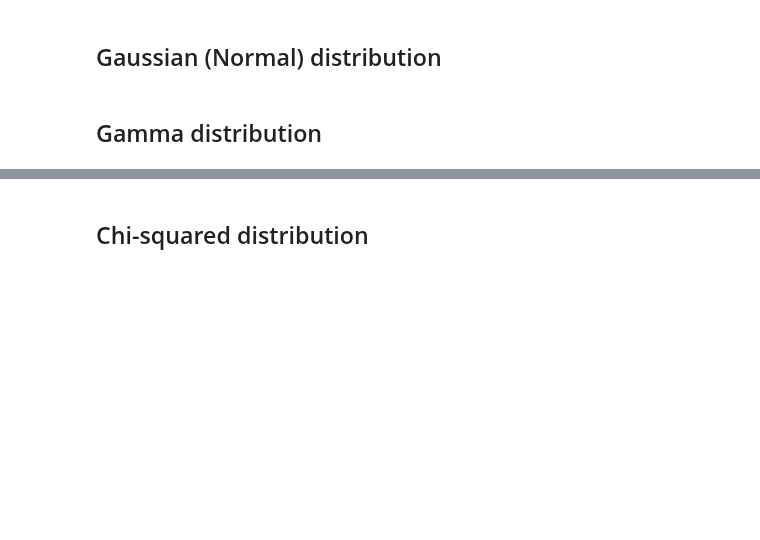
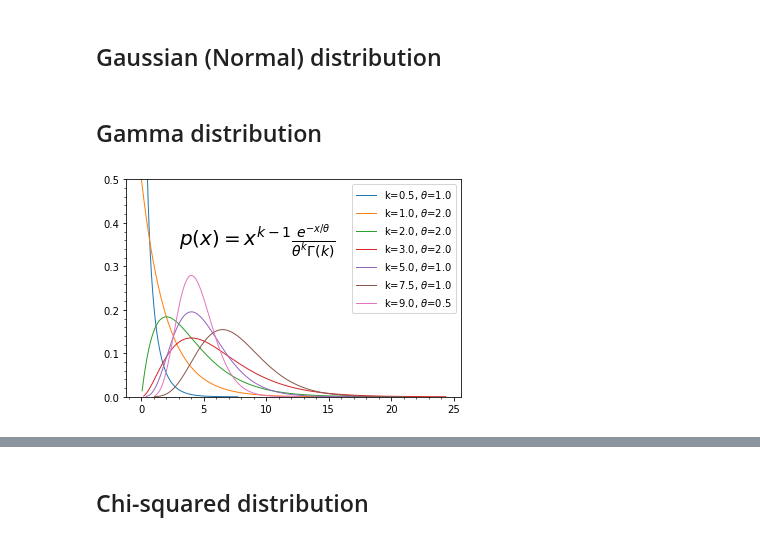
Before and after one commit to Astrohackers-TW/IANCUPythonAdventure, a Jupyter notebook: notebooks/notebooks4AstroStatistics/probability_distributions.ipynb, the cells around one changed output, grey strips where cells are left out. Drawn from its saved outputs; the diff is of its cells as text; code cells hidden in the pictures; blank space fills up the shorter version.

Commit message:
新增 Gamma distribution

```diff
--- a/notebooks/notebooks4AstroStatistics/probability_distributions.ipynb
+++ b/notebooks/notebooks4AstroStatistics/probability_distributions.ipynb
@@ -19,0 +18,47 @@
+# %%
+import matplotlib.pyplot as plt
+import scipy.special as sps
+import numpy as np
+import pandas as pd
+from scipy.stats import gamma
+
+gamma_shape_scale = []
+gamma_mean = []
+gamma_variance = []
+
+def gammadist(shape, scale):
+    # 產生 gamma distribution 隨機數據並排序
+    x = np.sort(np.random.gamma(shape, scale, 5000))
+    # 將產生的數據 x 帶入 gamma distribution 公式
+    y = x ** (shape - 1) * (np.exp(-x / scale) / (sps.gamma(shape) * scale ** shape))
+
+    # 將 x, y 繪製出來
+    plt.plot(x, y, linewidth=1, label=r"k=%s, $\theta$=%s" % (shape, scale))
+
+    # 將 shape, scale, mean, variance 附加至 list 裡面
+    gamma_shape_scale.append("(%s, %s)" % (shape, scale))
+    gamma_mean.append(round(np.mean(x), 3))
+    gamma_variance.append(round(np.var(x), 3))
+
+
+# 帶入不同 shape, scale 參數
+gammadist(0.5, 1.0)
+gammadist(1., 2.)
+gammadist(2., 2.)
+gammadist(3., 2.)
+gammadist(5., 1.)
+gammadist(7.5, 1.0)
+gammadist(9., 0.5)
+
+# 在圖中放入公式
+plt.text(3, 0.35, r'$p\left ( x \right )=x^{k-1}\frac{e^{-x/\theta }}{\theta ^{k}\Gamma \left ( k \right )}$', size=20)
+# 設定 y 軸 limit
+plt.ylim(0, 0.5)
+# 開啟 x, y 軸小格
+plt.minorticks_on()
+# 開啟圖例
+plt.legend()
+# show 出圖
+plt.show()
+# %% [output]
+[figure, added]
```
Also changed, not shown: parts of 2 cells of this notebook.
